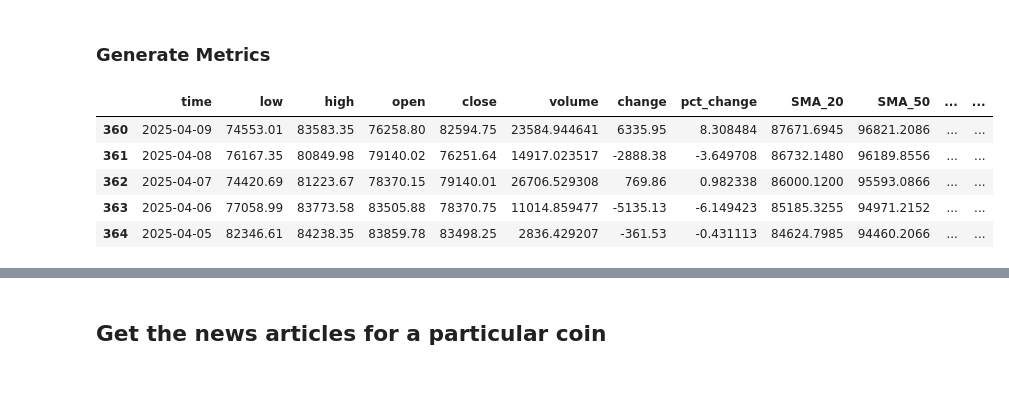
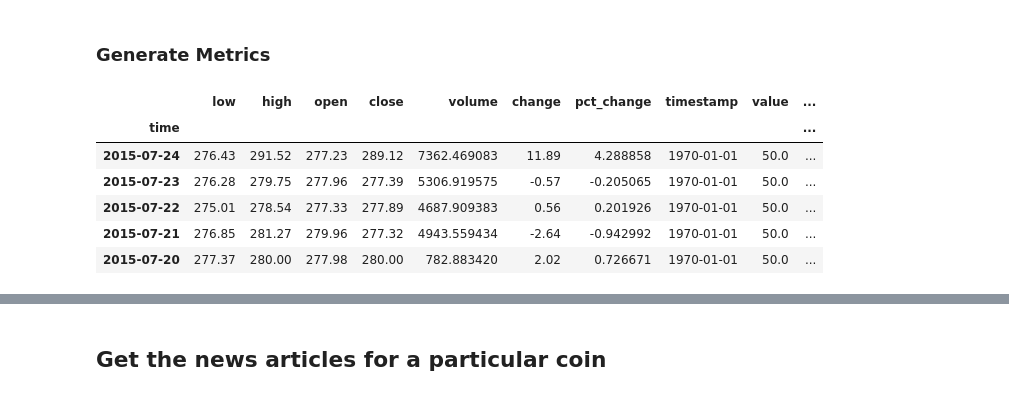
Before and after one commit to matteoshafer/cryptoTrading_fork, a Jupyter notebook: CoinbaseMarketAnalysisGradient.ipynb, the cells around one changed output, grey strips where cells are left out. Drawn from its saved outputs; the diff is of its cells as text; code cells hidden in the pictures.

```diff
--- a/CoinbaseMarketAnalysisGradient.ipynb
+++ b/CoinbaseMarketAnalysisGradient.ipynb
@@ -126,2 +21,18 @@ alt.Chart(everything_sorted).mark_bar().encode(
+# %%
+start = datetime.now()
+end = datetime.strptime('01/01/2008', '%m/%d/%Y')
+df, coin = prices(COIN, start=end, end=start)
+df.sort_values('time', ascending=False, inplace=True)
+df.set_index('time', inplace=True)
+index = df.index
+# %%
+fgi = get_fgi_data(df)
+df = pd.merge(df, fgi, left_on='time', right_on='timestamp', how='left')
+df['timestamp'].fillna(pd.to_datetime('1970-01-01'), inplace=True)
+val = df[df['value'].isna() == False]['value'].values[0] # Last known FGI value
+fgiClassification = df[df['value_classification'].isna() == False]['value_classification'].values[0] # Last known FGI classification
+df['value'].fillna(val, inplace=True)
+df['value_classification'].fillna(fgiClassification, inplace=True)
+df.index = index
 # %% [markdown]
 ## Crypto market collector
@@ -219,13 +62,6 @@ pd.json_normalize(tokenomics_data)
 # %% [markdown]
 ### Generate Metrics
 # %%
-import pandas as pd
-import numpy as np
-
-# Assume you have already fetched data using your prices() function,
-# and that your DataFrame (df) has at least the following columns:
-# ['time', 'low', 'high', 'open', 'close', 'volume']
-
 # ----------------------------
 # 1. Moving Averages (SMA & EMA)
 # ----------------------------
@@ -240,83 +76,41 @@ df['EMA_50'] = df['close'].ewm(span=50, adjust=False).mean()
 # ----------------------------
 # 2. Relative Strength Index (RSI)
 # ----------------------------
-def compute_rsi(series, window=14):
-    delta = series.diff()
-    # Separate positive and negative gains
-    gain = delta.clip(lower=0)
-    loss = -delta.clip(upper=0)
-
-    # Simple moving average over 'window' periods for gains/losses
-    avg_gain = gain.rolling(window=window, min_periods=window).mean()
-    avg_loss = loss.rolling(window=window, min_periods=window).mean()
-
-    # Alternatively, one can use exponential weighting:
-    # avg_gain = gain.ewm(alpha=1/window, min_periods=window, adjust=False).mean()
-    # avg_loss = loss.ewm(alpha=1/window, min_periods=window, adjust=False).mean()
-
-    rs = avg_gain / avg_loss
-    rsi = 100 - (100 / (1 + rs))
-    return rsi
 
 df['RSI'] = compute_rsi(df['close'], window=14)
 
 # ----------------------------
 # 3. Moving Average Convergence Divergence (MACD)
 # ----------------------------
 # Calculate the 12-period and 26-period EMA of the closing price
 df['EMA_12'] = df['close'].ewm(span=12, adjust=False).mean()
 df['EMA_26'] = df['close'].ewm(span=26, adjust=False).mean()
 
 # MACD line: difference between the 12-EMA and 26-EMA
 df['MACD'] = df['EMA_12'] - df['EMA_26']
 
 # Signal line: 9-period EMA of the MACD line
 df['MACD_Signal'] = df['MACD'].ewm(span=9, adjust=False).mean()
-
-# MACD Histogram: the difference between MACD and its signal line
 df['MACD_Hist'] = df['MACD'] - df['MACD_Signal']
 
-# ----------------------------
-# 4. Bollinger Bands
-# ----------------------------
-# Bollinger Bands are typically computed using a moving average and standard deviation.
-# Here we use the 20-period SMA (which we already computed) and a factor of 2 standard deviations.
+
 df['BB_Middle'] = df['SMA_20']  # Middle band is the 20-period SMA
 df['BB_STD'] = df['close'].rolling(window=20).std()
 df['BB_Upper'] = df['BB_Middle'] + 2 * df['BB_STD']
 df['BB_Lower'] = df['BB_Middle'] - 2 * df['BB_STD']
-
-# Optionally, you can drop the intermediate 'BB_STD' column later if not needed:
-# df.drop(columns=['BB_STD'], inplace=True)
-
-# ----------------------------
-# 5. Volume Indicators
-# ----------------------------
-# Example 1: 20-period moving average of volume (helps smooth out spikes)
 df['Volume_MA_20'] = df['volume'].rolling(window=20).mean()
 
-# Example 2: On-Balance Volume (OBV)
-# OBV is designed to relate volume flow to price change.
-# We'll start OBV at zero and add/subtract volume depending on price movement.
 df['daily_return'] = df['close'].pct_change()  # percentage change in closing price
 df['direction'] = np.where(df['daily_return'] > 0, 1, -1)  # +1 for up days, -1 for down days
 df.loc[df['daily_return'].isna(), 'direction'] = 0  # set initial value to 0
 df['OBV'] = (df['volume'] * df['direction']).fillna(0).cumsum()
 
-# Clean up temporary columns
 df.drop(columns=['daily_return', 'direction'], inplace=True)
-
-# ----------------------------
-# View the final DataFrame with the newly computed technical indicators
-# ----------------------------
-df.tail()
-
-# If you wish to inspect or plot these indicators (for example, overlaying Bollinger Bands on price),
-# you can use matplotlib, seaborn, or a plotting library of your choice.
 # %% [output]
-|  | time | low | high | open | close | volume | change | pct_change | SMA_20 | SMA_50 | ... | ... |
-| 360 | 2025-04-09 | 74553.01 | 83583.35 | 76258.80 | 82594.75 | 23584.944641 | 6335.95 | 8.308484 | 87671.6945 | 96821.2086 | ... | ... |
-| 361 | 2025-04-08 | 76167.35 | 80849.98 | 79140.02 | 76251.64 | 14917.023517 | -2888.38 | -3.649708 | 86732.1480 | 96189.8556 | ... | ... |
-| 362 | 2025-04-07 | 74420.69 | 81223.67 | 78370.15 | 79140.01 | 26706.529308 | 769.86 | 0.982338 | 86000.1200 | 95593.0866 | ... | ... |
-| 363 | 2025-04-06 | 77058.99 | 83773.58 | 83505.88 | 78370.75 | 11014.859477 | -5135.13 | -6.149423 | 85185.3255 | 94971.2152 | ... | ... |
-| 364 | 2025-04-05 | 82346.61 | 84238.35 | 83859.78 | 83498.25 | 2836.429207 | -361.53 | -0.431113 | 84624.7985 | 94460.2066 | ... | ... |
+|  | low | high | open | close | volume | change | pct_change | timestamp | value | ... |
+| time |  |  |  |  |  |  |  |  |  | ... |
+| 2015-07-24 | 276.43 | 291.52 | 277.23 | 289.12 | 7362.469083 | 11.89 | 4.288858 | 1970-01-01 | 50.0 | ... |
+| 2015-07-23 | 276.28 | 279.75 | 277.96 | 277.39 | 5306.919575 | -0.57 | -0.205065 | 1970-01-01 | 50.0 | ... |
+| 2015-07-22 | 275.01 | 278.54 | 277.33 | 277.89 | 4687.909383 | 0.56 | 0.201926 | 1970-01-01 | 50.0 | ... |
+| 2015-07-21 | 276.85 | 281.27 | 279.96 | 277.32 | 4943.559434 | -2.64 | -0.942992 | 1970-01-01 | 50.0 | ... |
+| 2015-07-20 | 277.37 | 280.00 | 277.98 | 280.00 | 782.883420 | 2.02 | 0.726671 | 1970-01-01 | 50.0 | ... |
```
Also changed, not shown: parts of 16 cells of this notebook, 5 other files.
